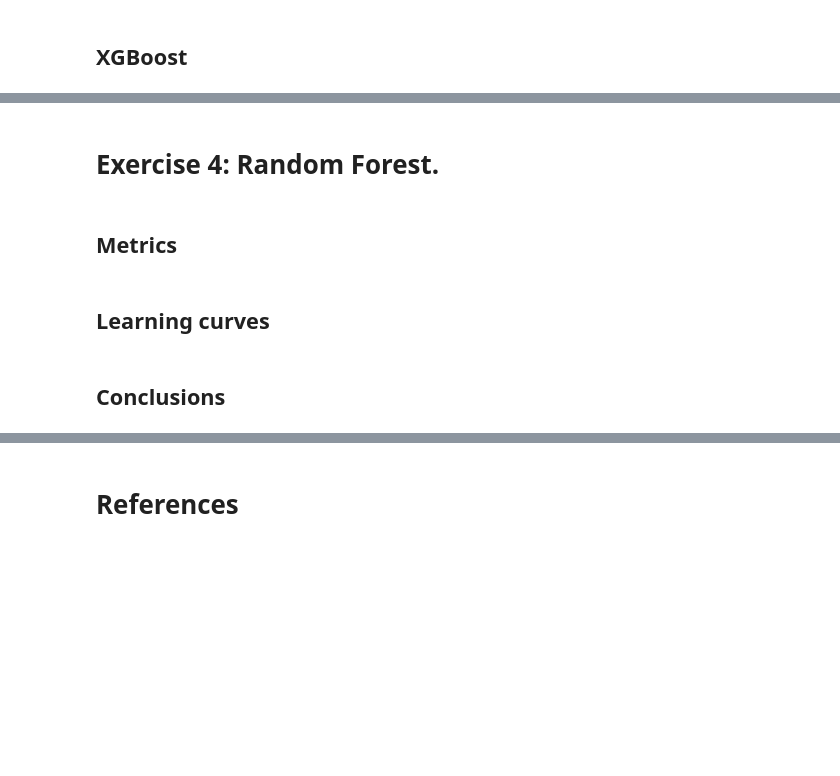
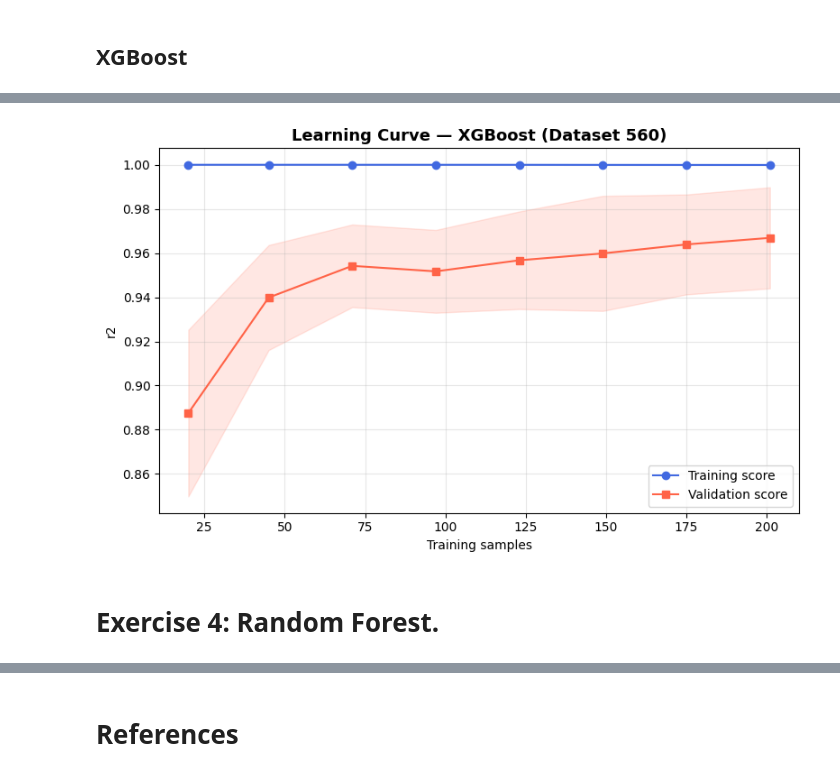
Before and after one commit to Jero2110/Advanced_ML_Phase_3, a Jupyter notebook: analysis/G01_Jeronimo_Ramos_Phase3.ipynb, the cells around one changed output, grey strips where cells are left out. Drawn from its saved outputs; the diff is of its cells as text; code cells hidden in the pictures; blank space fills up the shorter version.

```diff
--- a/analysis/G01_Jeronimo_Ramos_Phase3.ipynb
+++ b/analysis/G01_Jeronimo_Ramos_Phase3.ipynb
@@ -823,8 +931,17 @@ plt.show()
+# %%
+fig, ax = plt.subplots(figsize=(8, 5))
+plot_learning_curve(
+    XGBRegressor(
+        n_estimators=300, learning_rate=0.05, max_depth=4,
+        subsample=0.8, colsample_bytree=0.8, random_state=42, verbosity=0
+    ),
+    X_reg, y_reg,
+    title='Learning Curve — XGBoost (Dataset 560)',
+    cv=cv_reg, scoring='r2', ax=ax
+)
+plt.tight_layout()
+plt.show()
+# %% [output]
+[figure, added]
 # %% [markdown]
 # Exercise 4: Random Forest.
-# %% [markdown]
-## Metrics
-# %% [markdown]
-## Learning curves
-# %% [markdown]
-## Conclusions
```
Also changed, not shown: parts of 22 cells of this notebook, 1 other file.
